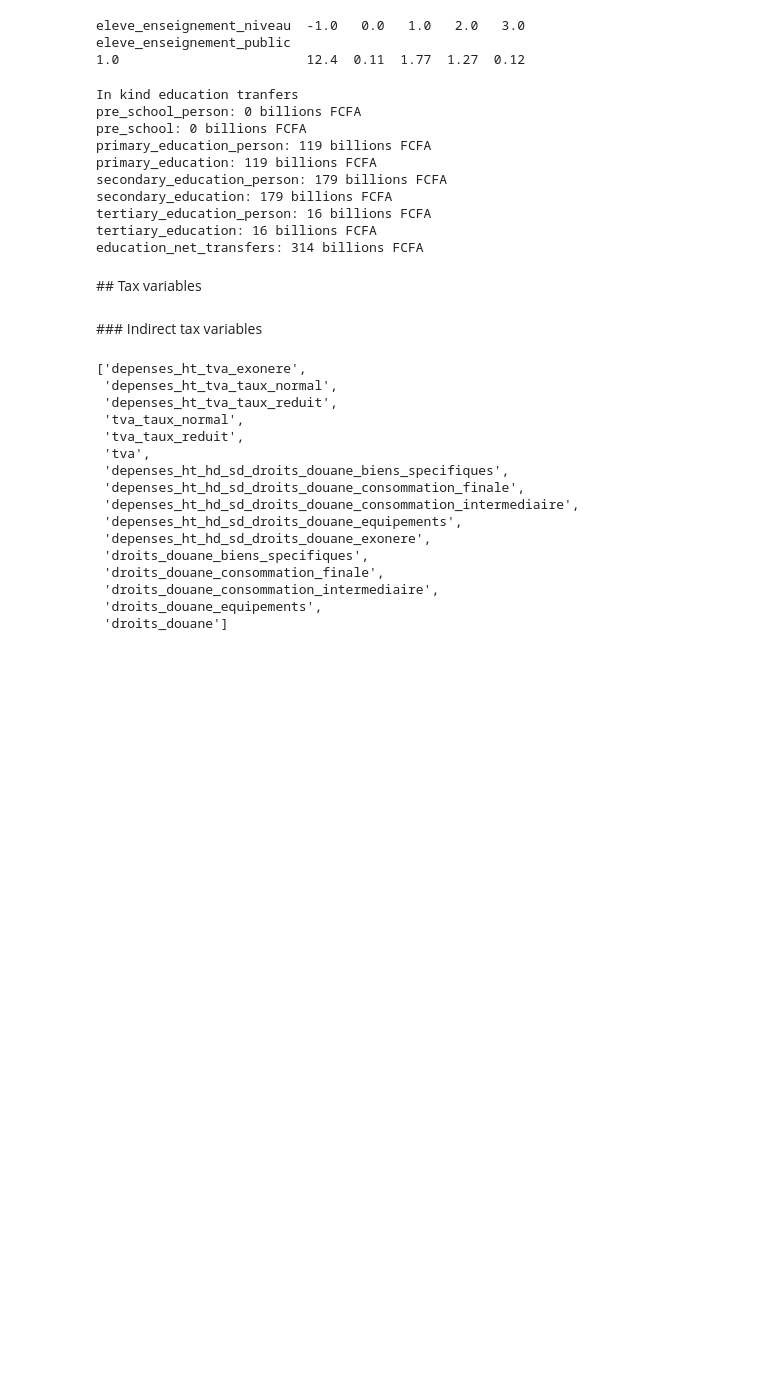
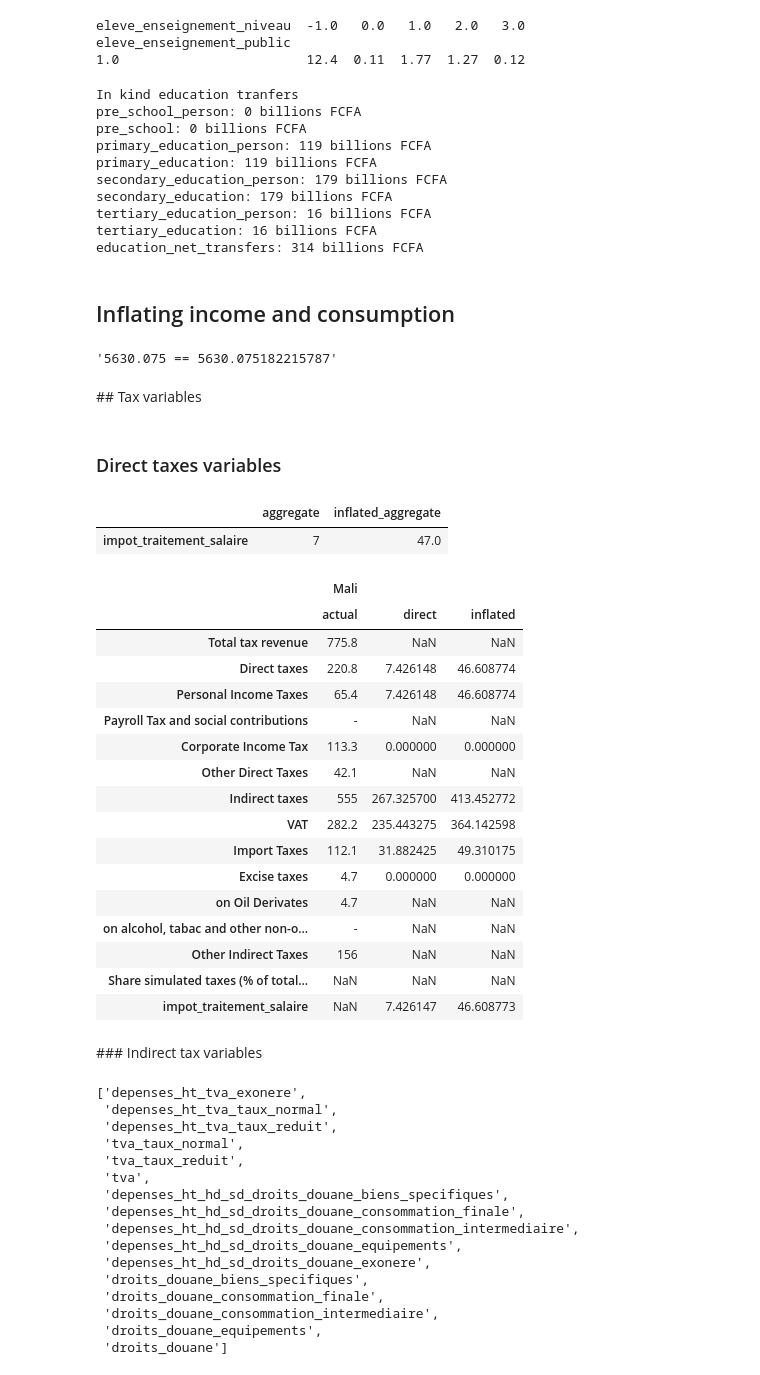
Before and after one commit to openfisca/openfisca-ceq, a Jupyter notebook: notebooks/mali.ipynb, the cells around one changed output. Cells and saved outputs as stored; diff of their text form; code cells hidden in the pictures; blank space fills up the shorter version.

```diff
--- a/notebooks/mali.ipynb
+++ b/notebooks/mali.ipynb
@@ -211,8 +211,77 @@ secondary_education: 179 billions FCFA
 tertiary_education_person: 16 billions FCFA
 tertiary_education: 16 billions FCFA
 education_net_transfers: 314 billions FCFA
+# %% [markdown]
+## Inflating income and consumption
+# %%
+inflated_survey_scenario = build_ceq_survey_scenario(
+    legislation_country = country,
+    year = year,
+    inflate = True,
+    )
+# %%
+from openfisca_ceq.tools.data.income_targets import read_target
+gross_value_added = read_target(country, "gross_value_added") / 1e9
+gross_value_added_computed = sum(inflated_survey_scenario.compute_aggregate(income_variable, period = year) / 1e9
+    for income_variable in inflated_survey_scenario.income_variables
+    )
+display("{} == {}".format(gross_value_added, gross_value_added_computed))
+# %% [output]
+'5630.075 == 5630.075182215787'
 # %% [markdown]
 ## Tax variables
+# %% [markdown]
+### Direct taxes variables
+# %%
+from openfisca_ceq.tools.data.tax_targets import detailed_taxes_by_country, build_country_result
+direct_taxes_variables = detailed_taxes_by_country[country]
+
+direct_taxes = pd.concat(
+    [
+        pd.DataFrame(
+            index = direct_taxes_variables,
+            columns = ['aggregate'],
+            data = [
+                survey_scenario.compute_aggregate(variable, period = year) / 1e9
+                for variable in direct_taxes_variables
+                ],
+            ),
+        pd.DataFrame(
+            index = direct_taxes_variables,
+            columns = ['inflated_aggregate'],
+            data = [
+                    inflated_survey_scenario.compute_aggregate(variable, period = year) / 1e9
+                for variable in direct_taxes_variables
+                ],
+            )
+        ],
+    axis = 1
+)
+
+direct_taxes.round().astype({"aggregate": int})
+# %% [output]
+|  | aggregate | inflated_aggregate |
+| impot_traitement_salaire | 7 | 47.0 |
+# %%
+build_country_result(survey_scenario, inflated_survey_scenario, add_country_details = True)
+# %% [output]
+|  | Mali |  |  |
+|  | actual | direct | inflated |
+| Total tax revenue | 775.8 | NaN | NaN |
+| Direct taxes | 220.8 | 7.426148 | 46.608774 |
+| Personal Income Taxes | 65.4 | 7.426148 | 46.608774 |
+| Payroll Tax and social contributions | - | NaN | NaN |
+| Corporate Income Tax | 113.3 | 0.000000 | 0.000000 |
+| Other Direct Taxes | 42.1 | NaN | NaN |
+| Indirect taxes | 555 | 267.325700 | 413.452772 |
+| VAT | 282.2 | 235.443275 | 364.142598 |
+| Import Taxes | 112.1 | 31.882425 | 49.310175 |
+| Excise taxes | 4.7 | 0.000000 | 0.000000 |
+| on Oil Derivates | 4.7 | NaN | NaN |
+| on alcohol, tabac and other non-o... | - | NaN | NaN |
+| Other Indirect Taxes | 156 | NaN | NaN |
+| Share simulated taxes (% of total... | NaN | NaN | NaN |
+| impot_traitement_salaire | NaN | 7.426147 | 46.608773 |
 # %% [markdown]
 ### Indirect tax variables
 # %%
```
Also changed, not shown: parts of 3 cells of this notebook, 4 other files.
